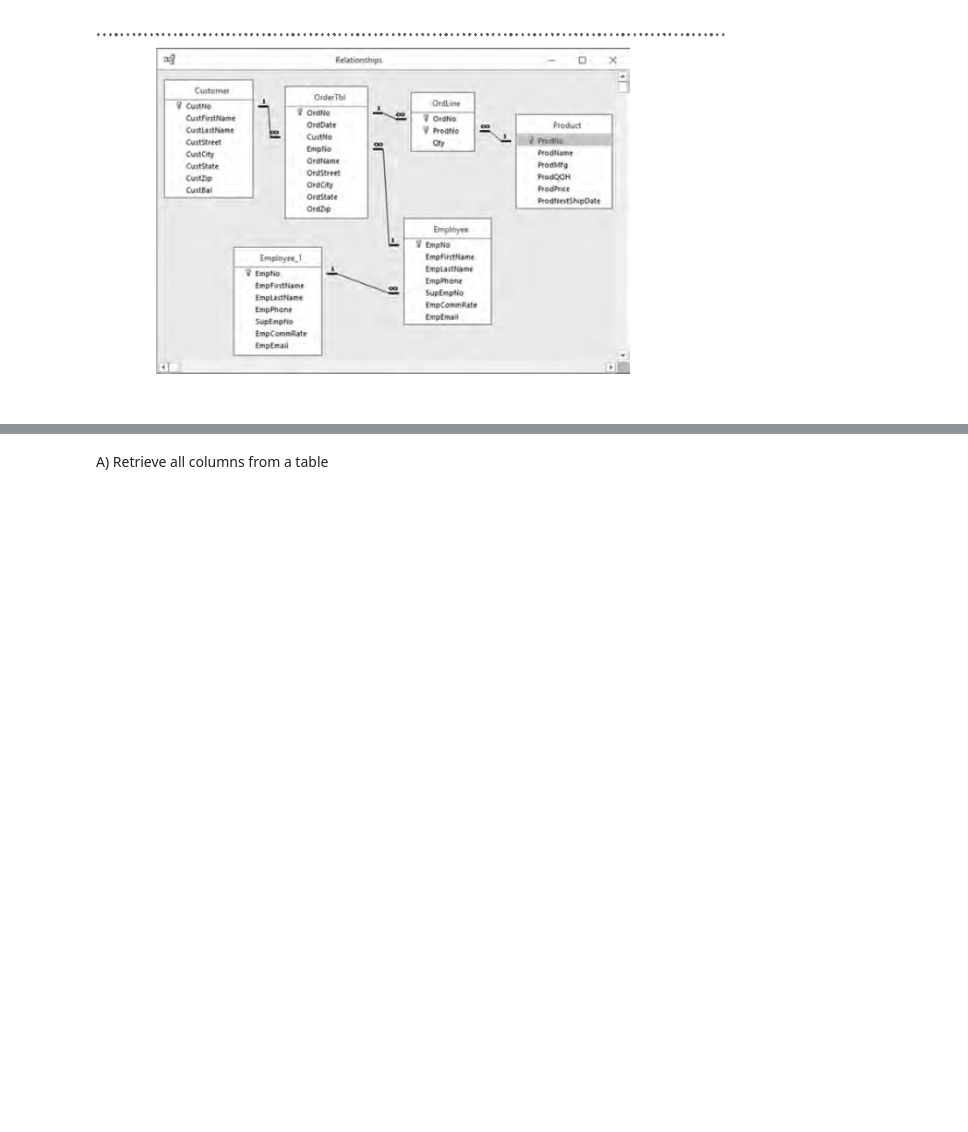
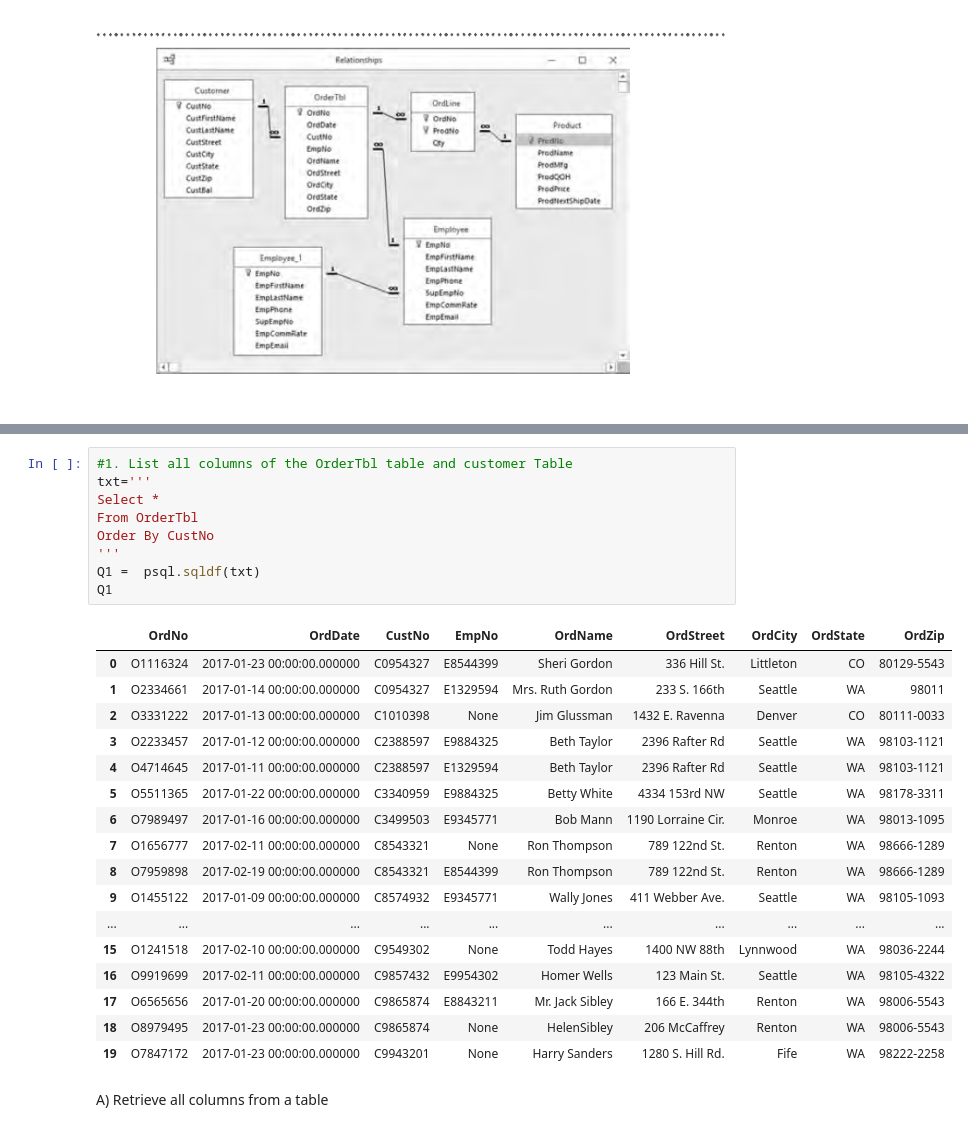
Before and after one commit to ogut77/BA, a Jupyter notebook: MultipleTableAns.ipynb, the cells around one changed output, grey strips where cells are left out. Cells and saved outputs as stored; diff of their text form; blank space fills up the shorter version.

```diff
--- a/MultipleTableAns.ipynb
+++ b/MultipleTableAns.ipynb
@@ -36,2 +62,29 @@ Successfully installed pandasql-0.7.3
+# %%
+#1. List all columns of the OrderTbl table and customer Table
+txt='''
+Select *
+From OrderTbl
+Order By CustNo
+'''
+Q1 =  psql.sqldf(txt)
+Q1
+# %% [output]
+|  | OrdNo | OrdDate | CustNo | EmpNo | OrdName | OrdStreet | OrdCity | OrdState | OrdZip |
+| 0 | O1116324 | 2017-01-23 00:00:00.000000 | C0954327 | E8544399 | Sheri Gordon | 336 Hill St. | Littleton | CO | 80129-5543 |
+| 1 | O2334661 | 2017-01-14 00:00:00.000000 | C0954327 | E1329594 | Mrs. Ruth Gordon | 233 S. 166th | Seattle | WA | 98011 |
+| 2 | O3331222 | 2017-01-13 00:00:00.000000 | C1010398 | None | Jim Glussman | 1432 E. Ravenna | Denver | CO | 80111-0033 |
+| 3 | O2233457 | 2017-01-12 00:00:00.000000 | C2388597 | E9884325 | Beth Taylor | 2396 Rafter Rd | Seattle | WA | 98103-1121 |
+| 4 | O4714645 | 2017-01-11 00:00:00.000000 | C2388597 | E1329594 | Beth Taylor | 2396 Rafter Rd | Seattle | WA | 98103-1121 |
+| 5 | O5511365 | 2017-01-22 00:00:00.000000 | C3340959 | E9884325 | Betty White | 4334 153rd NW | Seattle | WA | 98178-3311 |
+| 6 | O7989497 | 2017-01-16 00:00:00.000000 | C3499503 | E9345771 | Bob Mann | 1190 Lorraine Cir. | Monroe | WA | 98013-1095 |
+| 7 | O1656777 | 2017-02-11 00:00:00.000000 | C8543321 | None | Ron Thompson | 789 122nd St. | Renton | WA | 98666-1289 |
+| 8 | O7959898 | 2017-02-19 00:00:00.000000 | C8543321 | E8544399 | Ron Thompson | 789 122nd St. | Renton | WA | 98666-1289 |
+| 9 | O1455122 | 2017-01-09 00:00:00.000000 | C8574932 | E9345771 | Wally Jones | 411 Webber Ave. | Seattle | WA | 98105-1093 |
+| ... | ... | ... | ... | ... | ... | ... | ... | ... | ... |
+| 15 | O1241518 | 2017-02-10 00:00:00.000000 | C9549302 | None | Todd Hayes | 1400 NW 88th | Lynnwood | WA | 98036-2244 |
+| 16 | O9919699 | 2017-02-11 00:00:00.000000 | C9857432 | E9954302 | Homer Wells | 123 Main St. | Seattle | WA | 98105-4322 |
+| 17 | O6565656 | 2017-01-20 00:00:00.000000 | C9865874 | E8843211 | Mr. Jack Sibley | 166 E. 344th | Renton | WA | 98006-5543 |
+| 18 | O8979495 | 2017-01-23 00:00:00.000000 | C9865874 | None | HelenSibley | 206 McCaffrey | Renton | WA | 98006-5543 |
+| 19 | O7847172 | 2017-01-23 00:00:00.000000 | C9943201 | None | Harry Sanders | 1280 S. Hill Rd. | Fife | WA | 98222-2258 |
 # %% [markdown]
 A) Retrieve all columns from a table
```
Also changed, not shown: parts of 41 cells of this notebook.
